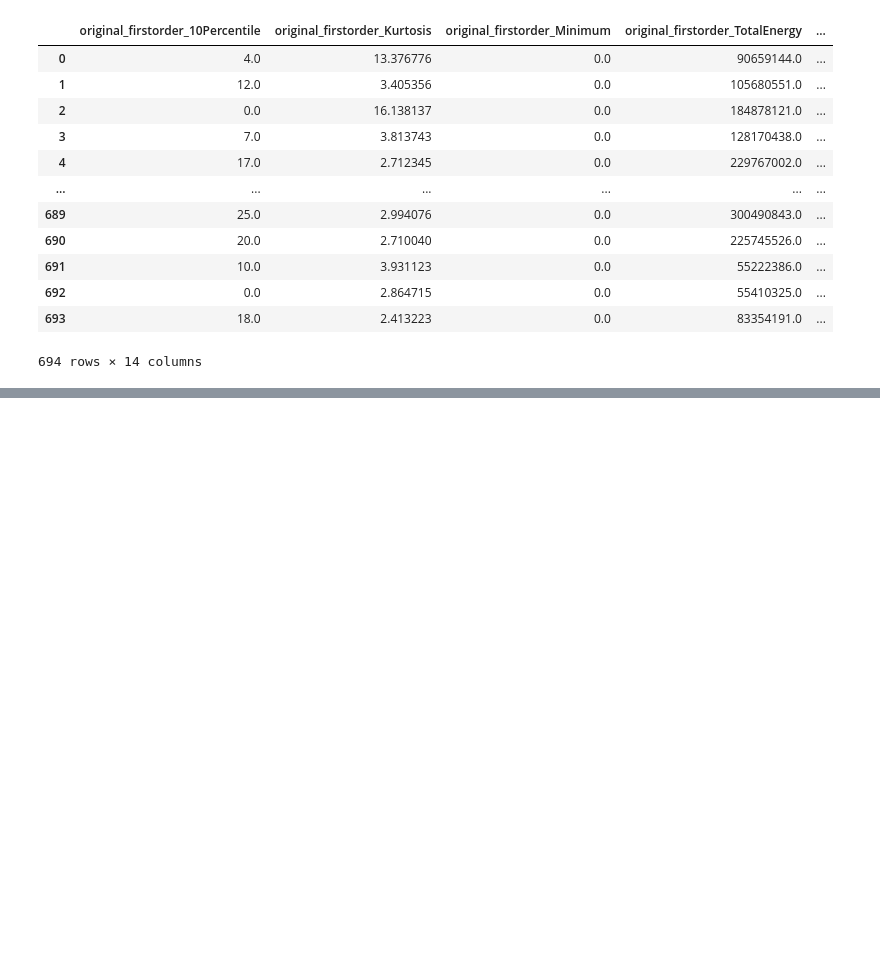
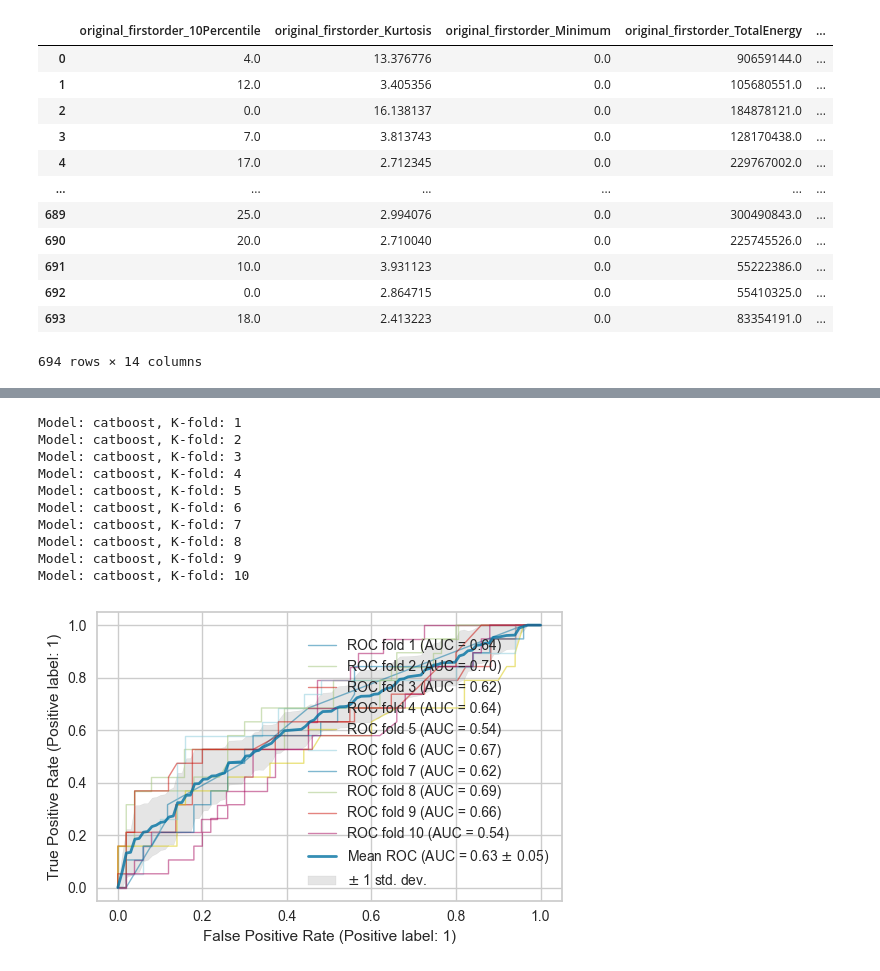
Before and after one commit to ricky-hu/kidney, a Jupyter notebook: egfr_classification.ipynb, the cells around one changed output, grey strips where cells are left out. Drawn from its saved outputs; the diff is of its cells as text; code cells hidden in the pictures; blank space fills up the shorter version.

```diff
--- a/egfr_classification.ipynb
+++ b/egfr_classification.ipynb
@@ -276,0 +410,20 @@ corrMatrix.to_csv('corrMatrix.csv', index = False)
+# %%
+sens_RF, spec_RF, acc_RF, auc_val_RF, imps_RF, preds_proba_RF = train_classifier(data_processed_no_id,
+                                                                                 model_name = 'catboost',
+                                                                                 outcome_name ="mgfr_cls_flag",
+                                                                                 k = 10, max_depth_RF = 10,
+                                                                                 min_samples = 5, min_split = 5,
+                                                                                 num_trees = 500,
+                                                                                all_outcome_labels = ['file_attributes_flag', 'mgfr', 'mgfr_cls_flag'],)
+# %% [output]
+Model: catboost, K-fold: 1
+Model: catboost, K-fold: 2
+Model: catboost, K-fold: 3
+Model: catboost, K-fold: 4
+Model: catboost, K-fold: 5
+Model: catboost, K-fold: 6
+Model: catboost, K-fold: 7
+Model: catboost, K-fold: 8
+Model: catboost, K-fold: 9
+Model: catboost, K-fold: 10
+[figure, added]
```
Also changed, not shown: parts of 12 cells of this notebook, 10 other files.
